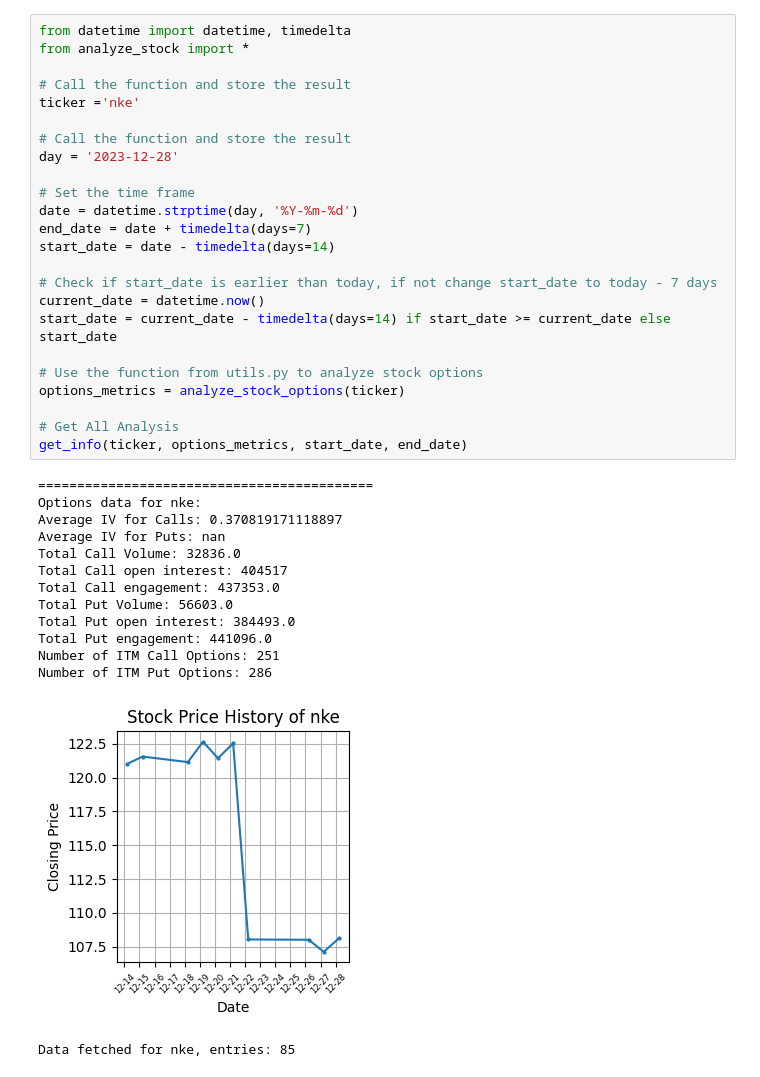
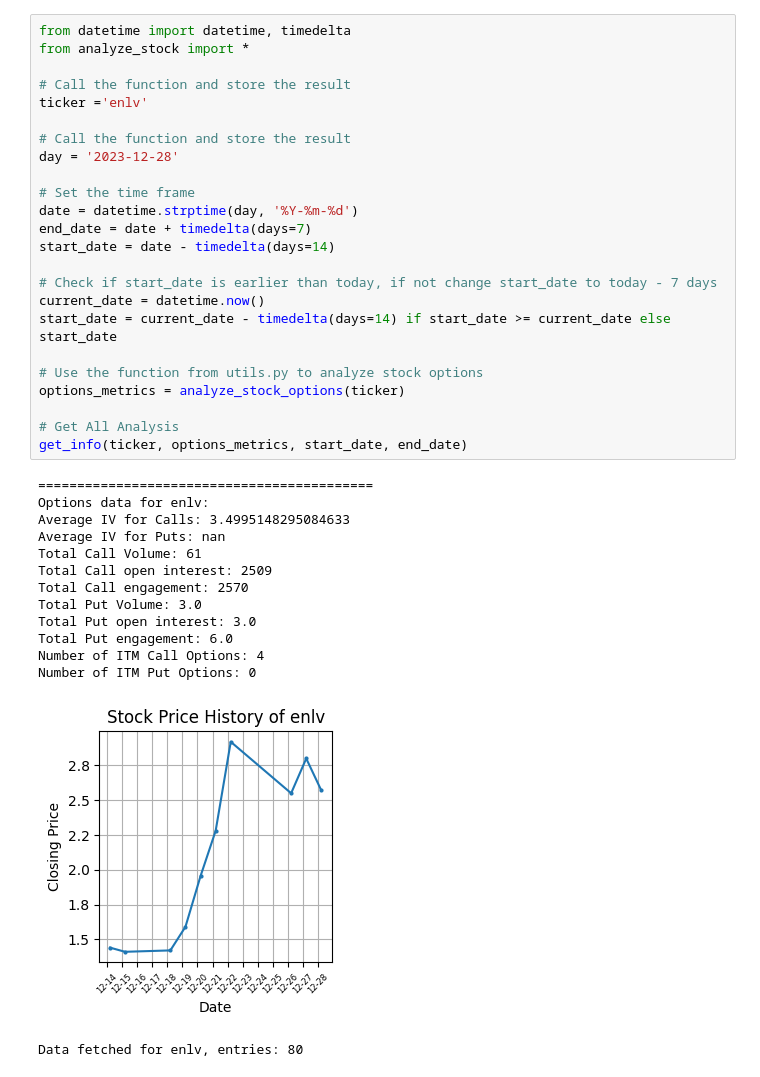
Before and after one commit to SaumikDana/Machine_Learning_Trading, a Jupyter notebook: data/specific_stock_analysis.ipynb, the cells around one changed output. Saved outputs shown, nothing was run; the diff lists cells and outputs as text.

```diff
--- a/data/specific_stock_analysis.ipynb
+++ b/data/specific_stock_analysis.ipynb
@@ -1,39 +1,39 @@
 # %%
 from datetime import datetime, timedelta
 from analyze_stock import *
 
 # Call the function and store the result
-ticker ='nke'
+ticker ='enlv'
 
 # Call the function and store the result
 day = '2023-12-28'
 
 # Set the time frame
 date = datetime.strptime(day, '%Y-%m-%d')
 end_date = date + timedelta(days=7)
 start_date = date - timedelta(days=14)
 
 # Check if start_date is earlier than today, if not change start_date to today - 7 days
 current_date = datetime.now()
 start_date = current_date - timedelta(days=14) if start_date >= current_date else start_date
 
 # Use the function from utils.py to analyze stock options
 options_metrics = analyze_stock_options(ticker)
 
 # Get All Analysis
 get_info(ticker, options_metrics, start_date, end_date)
 # %% [output]
 ===========================================
-Options data for nke:
-Average IV for Calls: 0.370819171118897
+Options data for enlv:
+Average IV for Calls: 3.4995148295084633
 Average IV for Puts: nan
-Total Call Volume: 32836.0
-Total Call open interest: 404517
-Total Call engagement: 437353.0
-Total Put Volume: 56603.0
-Total Put open interest: 384493.0
-Total Put engagement: 441096.0
-Number of ITM Call Options: 251
-Number of ITM Put Options: 286
+Total Call Volume: 61
+Total Call open interest: 2509
+Total Call engagement: 2570
+Total Put Volume: 3.0
+Total Put open interest: 3.0
+Total Put engagement: 6.0
+Number of ITM Call Options: 4
+Number of ITM Put Options: 0
-[figure, old version]
+[figure, new version]
-Data fetched for nke, entries: 85
+Data fetched for enlv, entries: 80
```
Also changed, not shown: parts of 1 cell of this notebook, 2 other files.
